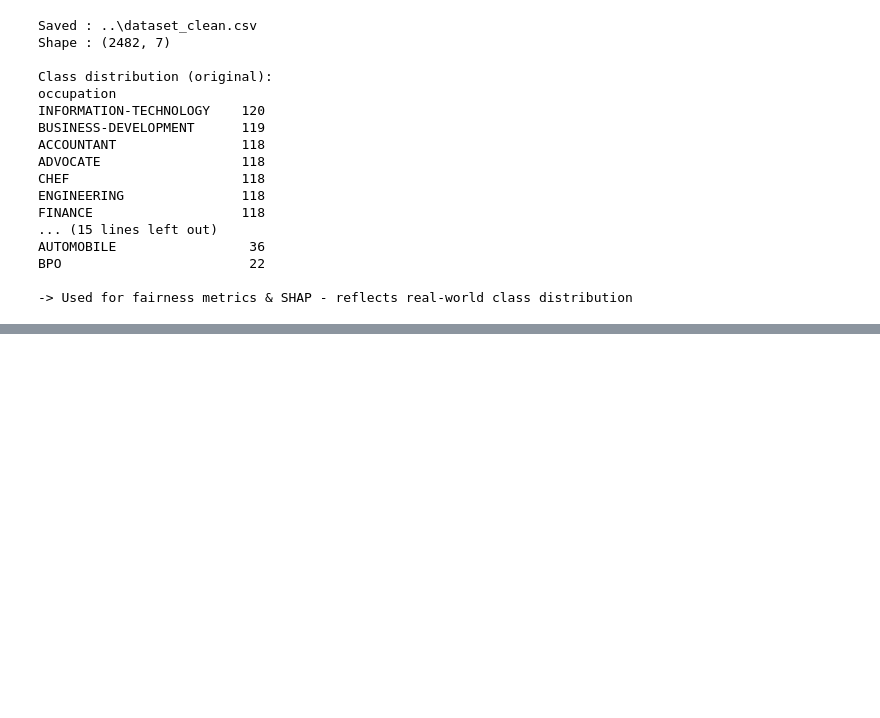
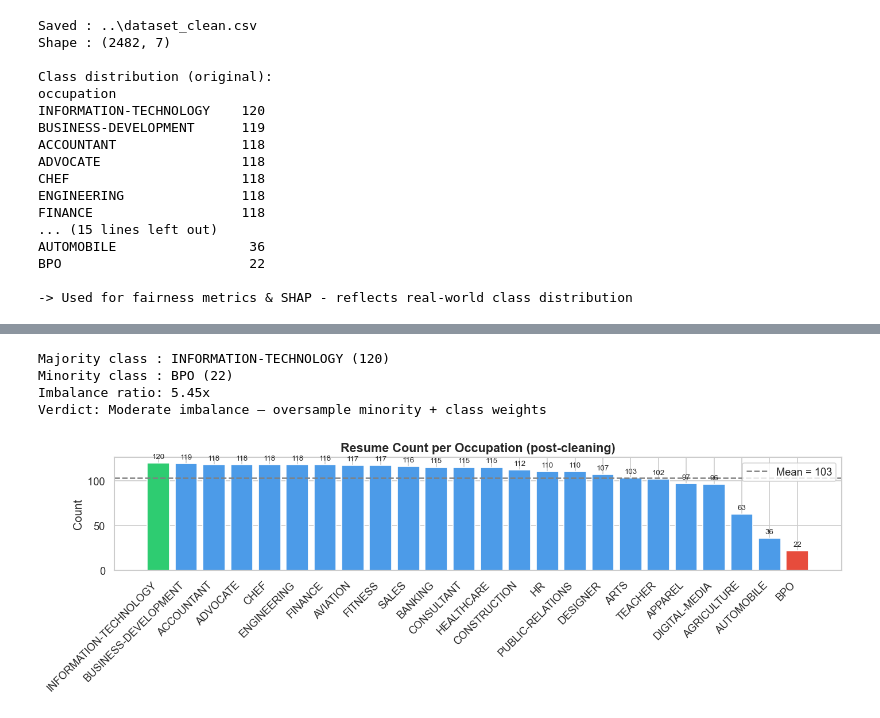
Before and after one commit to jotikaleeshya/CV-Screening-RM, a Jupyter notebook: Code/Preprocessing.ipynb, the cells around one changed output, grey strips where cells are left out. Saved outputs shown, nothing was run; the diff lists cells and outputs as text; code cells hidden in the pictures; blank space fills up the shorter version.

Commit message:
Imbalance handling and analysis

```diff
--- a/Code/Preprocessing.ipynb
+++ b/Code/Preprocessing.ipynb
@@ -192,0 +200,43 @@ BPO                        22
+# %%
+occ_counts = df["occupation"].value_counts().reset_index()
+occ_counts.columns = ["occupation", "count"]
+
+majority = occ_counts["count"].max()
+minority = occ_counts["count"].min()
+ratio    = majority / minority
+
+print(f"Majority class : {occ_counts.iloc[0]['occupation']} ({majority})")
+print(f"Minority class : {occ_counts.iloc[-1]['occupation']} ({minority})")
+print(f"Imbalance ratio: {ratio:.2f}x")
+
+if ratio < 3:
+    verdict = "Minor imbalance — class_weight='balanced' sufficient"
+elif ratio < 10:
+    verdict = "Moderate imbalance — oversample minority + class weights"
+else:
+    verdict = "Severe imbalance — oversample + undersample + class weights"
+print(f"Verdict: {verdict}")
+
+fig, ax = plt.subplots(figsize=(12, 4))
+colors = [
+    "#e74c3c" if c == minority else
+    "#2ecc71" if c == majority else
+    "#4C9BE8"
+    for c in occ_counts["count"]
+]
+bars = ax.bar(occ_counts["occupation"], occ_counts["count"], color=colors)
+ax.bar_label(bars, padding=3, fontsize=8)
+ax.axhline(occ_counts["count"].mean(), color="gray", linestyle="--",
+           label=f"Mean = {occ_counts['count'].mean():.0f}")
+ax.set_title("Resume Count per Occupation (post-cleaning)", fontsize=13, fontweight="bold")
+ax.set_ylabel("Count")
+ax.legend()
+plt.xticks(rotation=45, ha="right")
+plt.tight_layout()
+plt.show()
+# %% [output]
+Majority class : INFORMATION-TECHNOLOGY (120)
+Minority class : BPO (22)
+Imbalance ratio: 5.45x
+Verdict: Moderate imbalance — oversample minority + class weights
+[figure, added]
```
Also changed, not shown: parts of 2 cells of this notebook.
